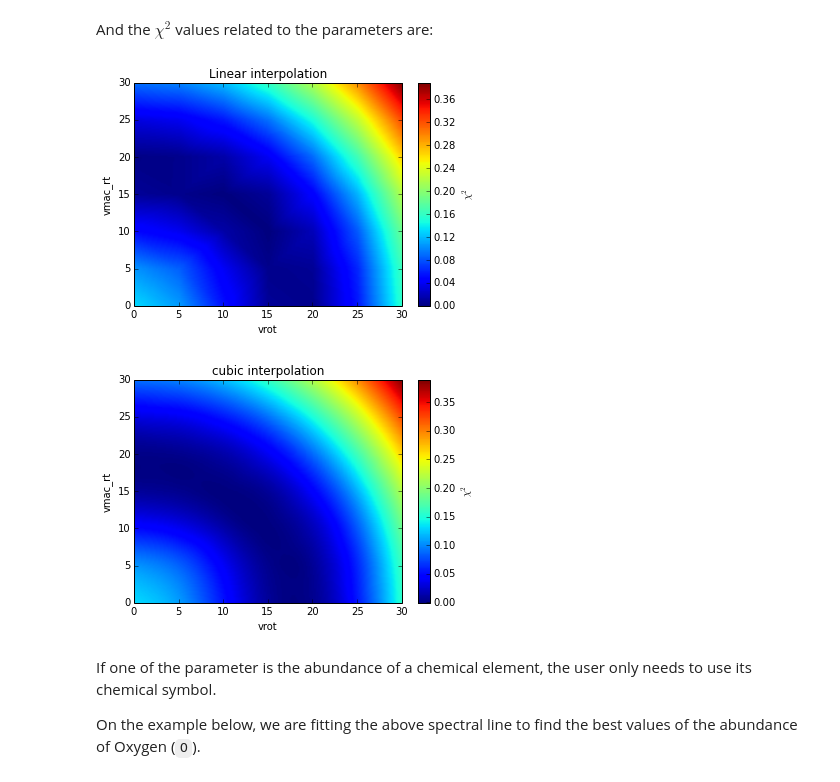
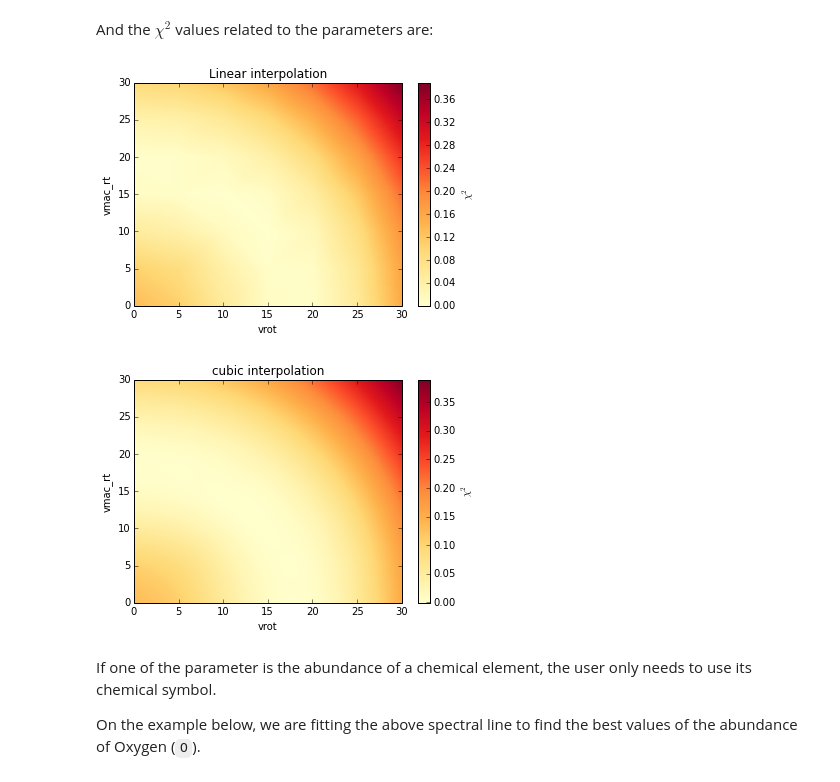
Before and after one commit to gabraganca/S4, a Jupyter notebook: examples/Synfit.ipynb, the cells around one changed output. Drawn from its saved outputs; the diff is of its cells as text; code cells hidden in the pictures.

Commit message:
Improve Synfit example
I fix some functions that had they names changed and also changed the
color map from a diverging scheme to a sequential one.

```diff
--- a/examples/Synfit.ipynb
+++ b/examples/Synfit.ipynb
@@ -21,6 +21,7 @@ PARAMS = dict(teff=23000, logg=3.6, vrot=15, vmac_rt=10, vturb=10,
               abund={'O':8.69})
 WINDOW = [4413.8, 4416.1]
 SYN_FILE = 'test_spectrum.dat'
+COLOR_MAP = plt.get_cmap('YlOrRd')
 # %% [markdown]
 ## Synthetic spectrum
 # %% [markdown]
@@ -106,15 +107,15 @@ fit.best_plot(title='default')
 And the $\chi^2$ values related to the parameters are:
 # %%
 # Linear interpolation
-fit.plot_chisquare('linear')
+fit.plot_chisquare('linear', cmap=COLOR_MAP)
 plt.title('Linear interpolation')
 
 # Cubic Interpolation
-fit.plot_chisquare('cubic')
+fit.plot_chisquare('cubic', cmap=COLOR_MAP)
 _ = plt.title('cubic interpolation')
 # %% [output]
-[figure, old version]
+[figure, new version]
-[figure, old version]
+[figure, new version]
 # %% [markdown]
 If one of the parameter is the abundance of a chemical element, the user only needs to use its chemical symbol.
 
```
Also changed, not shown: parts of 7 cells of this notebook.
